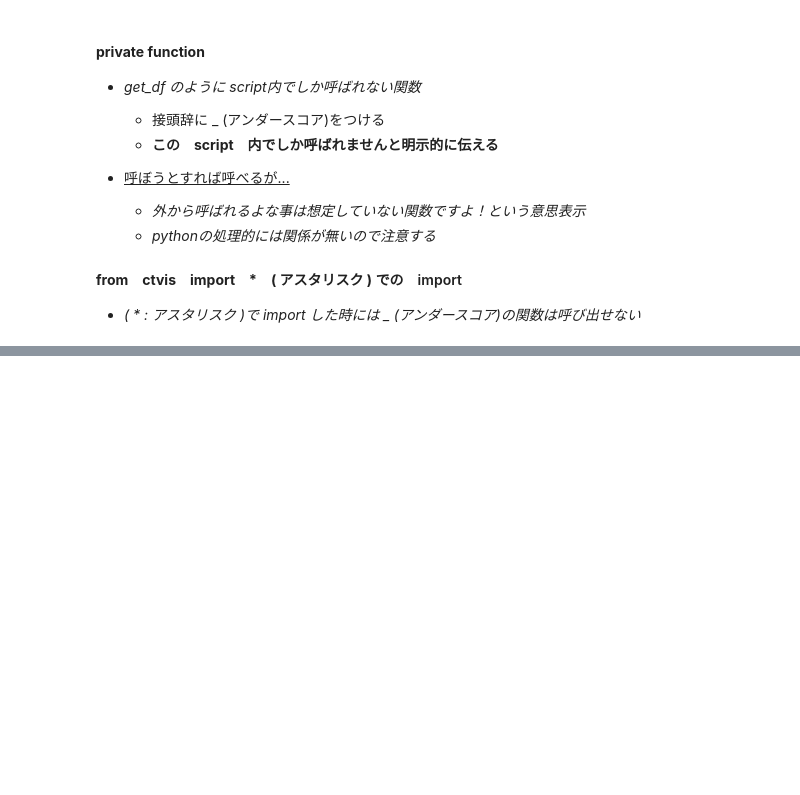
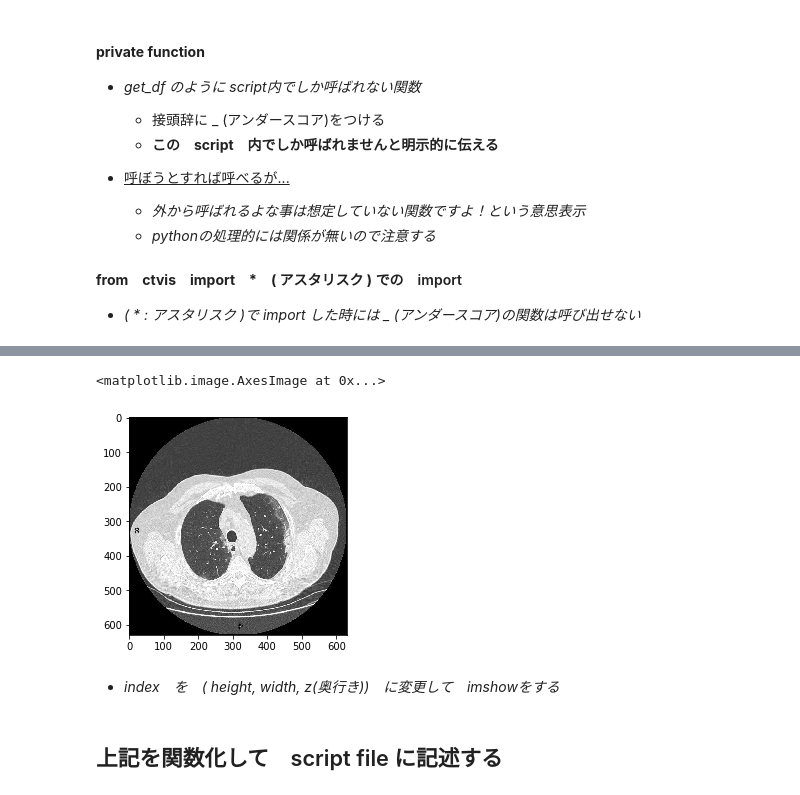
Before and after one commit to MoTo-LaBo/Python-data-science, a Jupyter notebook: CT visualization/ct_devlopment.ipynb, the cells around one changed output, grey strips where cells are left out. Cells and saved outputs as stored; diff of their text form; code cells hidden in the pictures; blank space fills up the shorter version.

```diff
--- a/CT visualization/ct_devlopment.ipynb
+++ b/CT visualization/ct_devlopment.ipynb
@@ -306,0 +342,11 @@ ctvis.get_df_all('../public-covid-data')
+# %%
+data = np.rollaxis(data, axis=1, start=0)
+# %%
+plt.imshow(data[:, :, 10], cmap='gray')
+# %% [output]
+<matplotlib.image.AxesImage at 0x...>
+[figure, added]
+# %% [markdown]
+- *index　を　( height, width, z(奥行き))　に変更して　imshowをする*
+# %% [markdown]
+## 上記を関数化して　script file に記述する
```
Also changed, not shown: parts of 21 cells of this notebook, 1 other file.
